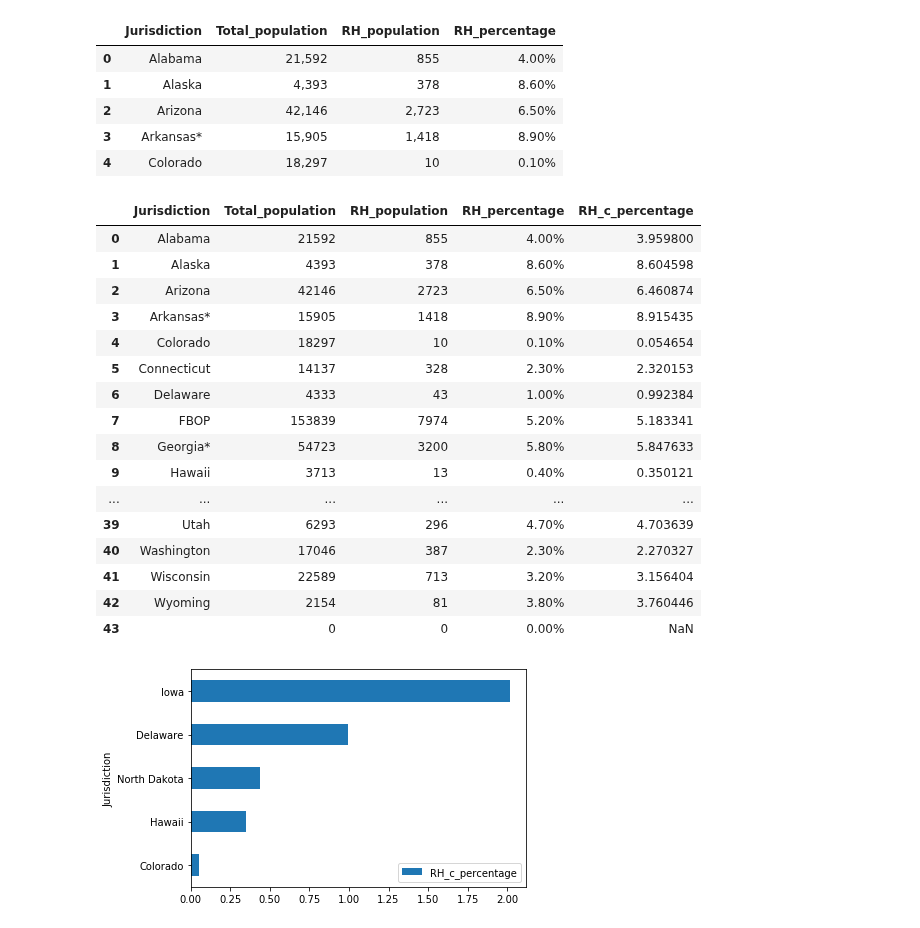
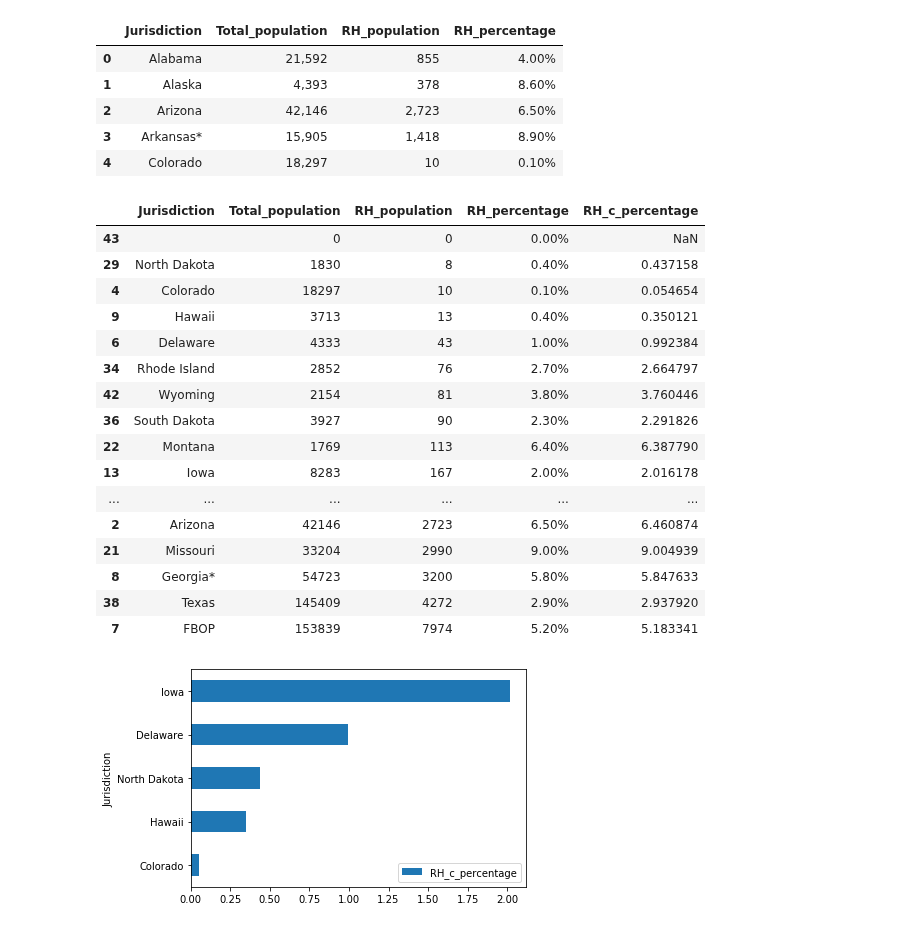
Before and after one commit to shaleenshah95/final_project, a Jupyter notebook: RH_notebook.ipynb, the cells around one changed output. Saved outputs shown, nothing was run; the diff lists cells and outputs as text; code cells hidden in the pictures.

```diff
--- a/RH_notebook.ipynb
+++ b/RH_notebook.ipynb
@@ -21,26 +21,26 @@ df1.Total_population = df1.Total_population.astype(int)
 df1.RH_population = df1.RH_population.astype(int)
 # %%
 df1['RH_c_percentage'] = (df1.RH_population/df1.Total_population)*100
-# %%
-df1
-# %% [output]
-|  | Jurisdiction | Total_population | RH_population | RH_percentage | RH_c_percentage |
-| 0 | Alabama | 21592 | 855 | 4.00% | 3.959800 |
-| 1 | Alaska | 4393 | 378 | 8.60% | 8.604598 |
-| 2 | Arizona | 42146 | 2723 | 6.50% | 6.460874 |
-| 3 | Arkansas* | 15905 | 1418 | 8.90% | 8.915435 |
-| 4 | Colorado | 18297 | 10 | 0.10% | 0.054654 |
-| 5 | Connecticut | 14137 | 328 | 2.30% | 2.320153 |
-| 6 | Delaware | 4333 | 43 | 1.00% | 0.992384 |
-| 7 | FBOP | 153839 | 7974 | 5.20% | 5.183341 |
-| 8 | Georgia* | 54723 | 3200 | 5.80% | 5.847633 |
-| 9 | Hawaii | 3713 | 13 | 0.40% | 0.350121 |
-| ... | ... | ... | ... | ... | ... |
-| 39 | Utah | 6293 | 296 | 4.70% | 4.703639 |
-| 40 | Washington | 17046 | 387 | 2.30% | 2.270327 |
-| 41 | Wisconsin | 22589 | 713 | 3.20% | 3.156404 |
-| 42 | Wyoming | 2154 | 81 | 3.80% | 3.760446 |
-| 43 |  | 0 | 0 | 0.00% | NaN |
+# %%
+df1.sort_values('RH_population', ascending = True)
+# %% [output]
+|  | Jurisdiction | Total_population | RH_population | RH_percentage | RH_c_percentage |
+| 43 |  | 0 | 0 | 0.00% | NaN |
+| 29 | North Dakota | 1830 | 8 | 0.40% | 0.437158 |
+| 4 | Colorado | 18297 | 10 | 0.10% | 0.054654 |
+| 9 | Hawaii | 3713 | 13 | 0.40% | 0.350121 |
+| 6 | Delaware | 4333 | 43 | 1.00% | 0.992384 |
+| 34 | Rhode Island | 2852 | 76 | 2.70% | 2.664797 |
+| 42 | Wyoming | 2154 | 81 | 3.80% | 3.760446 |
+| 36 | South Dakota | 3927 | 90 | 2.30% | 2.291826 |
+| 22 | Montana | 1769 | 113 | 6.40% | 6.387790 |
+| 13 | Iowa | 8283 | 167 | 2.00% | 2.016178 |
+| ... | ... | ... | ... | ... | ... |
+| 2 | Arizona | 42146 | 2723 | 6.50% | 6.460874 |
+| 21 | Missouri | 33204 | 2990 | 9.00% | 9.004939 |
+| 8 | Georgia* | 54723 | 3200 | 5.80% | 5.847633 |
+| 38 | Texas | 145409 | 4272 | 2.90% | 2.937920 |
+| 7 | FBOP | 153839 | 7974 | 5.20% | 5.183341 |
 # %%
 df_top_5 = df1.sort_values('RH_c_percentage', ascending = False).head(5)
 df_bot_5 = df1.sort_values('RH_c_percentage', ascending = True).head(5)
```
Also changed, not shown: parts of 3 cells of this notebook, 9 other files.
